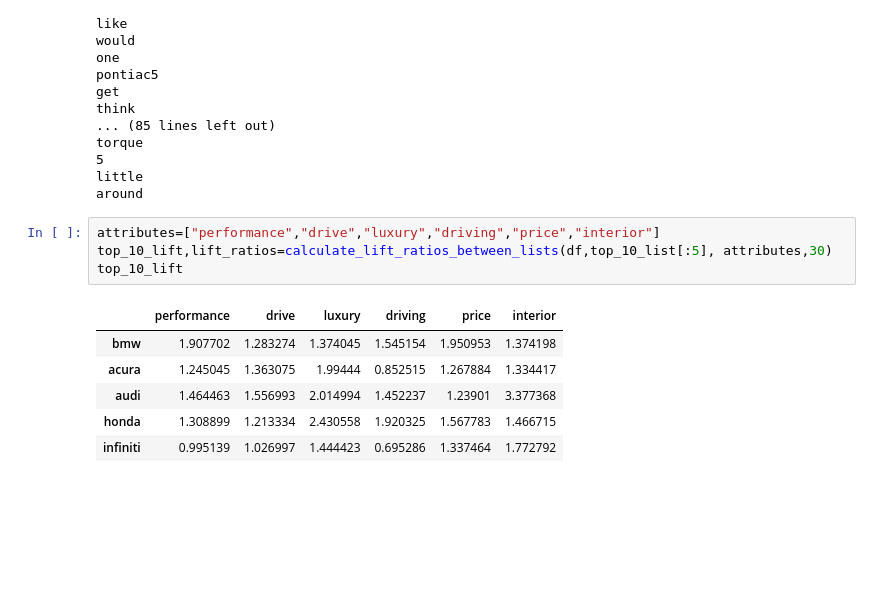
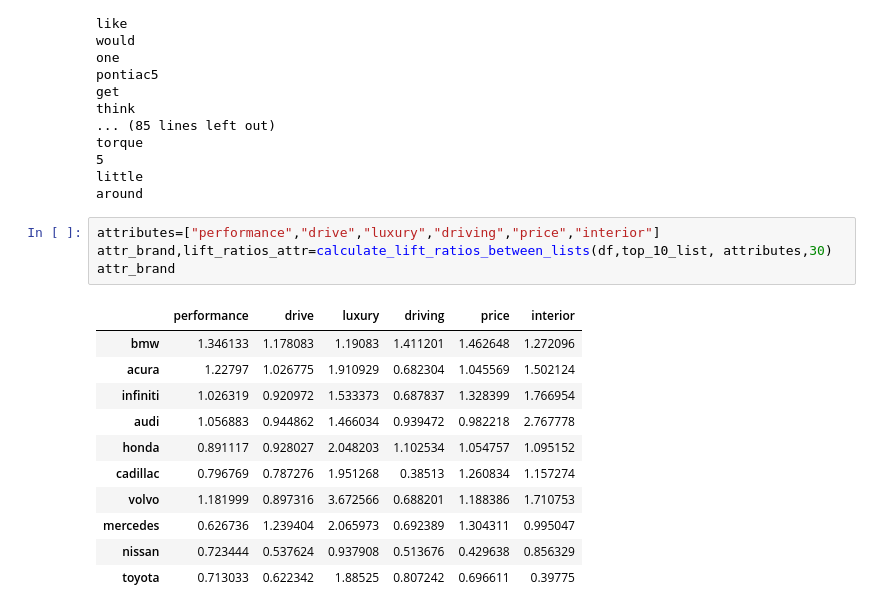
Before and after one commit to MayankG96/edmunds-brand-association, a Jupyter notebook: final.ipynb, the cells around one changed output. Saved outputs shown, nothing was run; the diff lists cells and outputs as text; blank space fills up the shorter version.

```diff
--- a/final.ipynb
+++ b/final.ipynb
@@ -726,12 +714,17 @@ little
 around
 # %%
 attributes=["performance","drive","luxury","driving","price","interior"]
-top_10_lift,lift_ratios=calculate_lift_ratios_between_lists(df,top_10_list[:5], attributes,30)
-top_10_lift
+attr_brand,lift_ratios_attr=calculate_lift_ratios_between_lists(df,top_10_list, attributes,30)
+attr_brand
 # %% [output]
 |  | performance | drive | luxury | driving | price | interior |
-| bmw | 1.907702 | 1.283274 | 1.374045 | 1.545154 | 1.950953 | 1.374198 |
-| acura | 1.245045 | 1.363075 | 1.99444 | 0.852515 | 1.267884 | 1.334417 |
-| audi | 1.464463 | 1.556993 | 2.014994 | 1.452237 | 1.23901 | 3.377368 |
-| honda | 1.308899 | 1.213334 | 2.430558 | 1.920325 | 1.567783 | 1.466715 |
-| infiniti | 0.995139 | 1.026997 | 1.444423 | 0.695286 | 1.337464 | 1.772792 |
+| bmw | 1.346133 | 1.178083 | 1.19083 | 1.411201 | 1.462648 | 1.272096 |
+| acura | 1.22797 | 1.026775 | 1.910929 | 0.682304 | 1.045569 | 1.502124 |
+| infiniti | 1.026319 | 0.920972 | 1.533373 | 0.687837 | 1.328399 | 1.766954 |
+| audi | 1.056883 | 0.944862 | 1.466034 | 0.939472 | 0.982218 | 2.767778 |
+| honda | 0.891117 | 0.928027 | 2.048203 | 1.102534 | 1.054757 | 1.095152 |
+| cadillac | 0.796769 | 0.787276 | 1.951268 | 0.38513 | 1.260834 | 1.157274 |
+| volvo | 1.181999 | 0.897316 | 3.672566 | 0.688201 | 1.188386 | 1.710753 |
+| mercedes | 0.626736 | 1.239404 | 2.065973 | 0.692389 | 1.304311 | 0.995047 |
+| nissan | 0.723444 | 0.537624 | 0.937908 | 0.513676 | 0.429638 | 0.856329 |
+| toyota | 0.713033 | 0.622342 | 1.88525 | 0.807242 | 0.696611 | 0.39775 |
```
Also changed, not shown: parts of 7 cells of this notebook.
